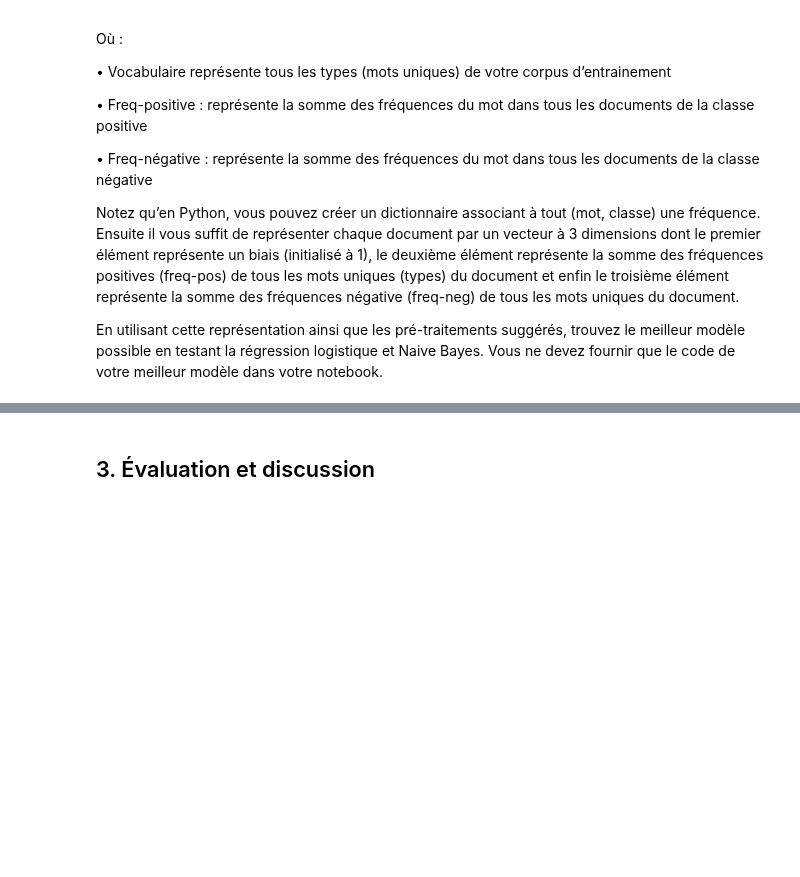
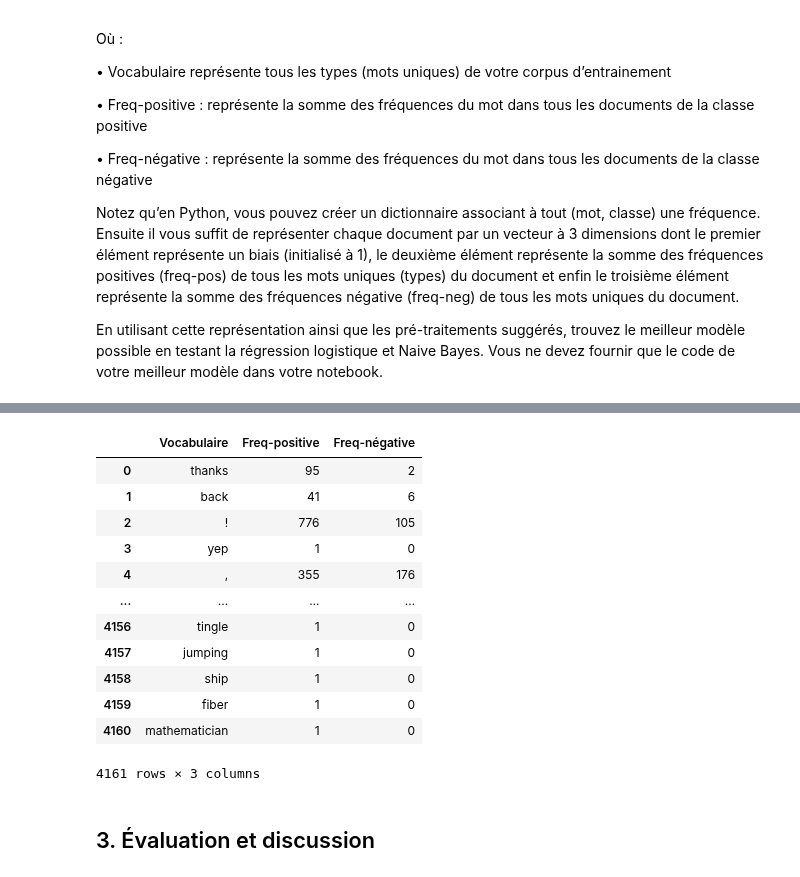
Before and after one commit to luukim/INF8460, a Jupyter notebook: TP1/squelette.ipynb, the cells around one changed output, grey strips where cells are left out. Drawn from its saved outputs; the diff is of its cells as text; code cells hidden in the pictures; blank space fills up the shorter version.

```diff
--- a/TP1/squelette.ipynb
+++ b/TP1/squelette.ipynb
@@ -634,11 +634,12 @@ def logisticsRegression(train_data, test_data, regParamC):
     y_pred = model.predict(vectors_test)
     return y_pred
 # %%
-train = lemmatize(tokenize(normalize(train_phrases_path)))
-test = lemmatize(tokenize(normalize(test_phrases_path)))
-training_data, testing_data = getDataSet(os.path.basename(train), os.path.basename(test))
-y_pred_bayes = logisticsRegression(training_data, testing_data, 1.0 )
-print(classification_report(testing_data[1], y_pred_bayes, digits=5))
+train_logisticsRegression = lemmatize(tokenize(normalize(train_phrases_path)))
+test_logisticsRegression = lemmatize(tokenize(normalize(test_phrases_path)))
+
+training_data_logistics, testing_data_logistics = getDataSet(os.path.basename(train_logisticsRegression), os.path.basename(test_logisticsRegression))
+y_pred_logisticsRegression = logisticsRegression(training_data, testing_data, 1.0 )
+print(classification_report(testing_data[1], y_pred_logisticsRegression, digits=5))
 # %% [output]
               precision    recall  f1-score   support
 
@@ -727,3 +728,19 @@ getTableOfFrequencies(test_data)
+# %%
+getTableOfFrequencies(testing_data_logistics)
+# %% [output]
+|  | Vocabulaire | Freq-positive | Freq-négative |
+| 0 | thanks | 95 | 2 |
+| 1 | back | 41 | 6 |
+| 2 | ! | 776 | 105 |
+| 3 | yep | 1 | 0 |
+| 4 | , | 355 | 176 |
+| ... | ... | ... | ... |
+| 4156 | tingle | 1 | 0 |
+| 4157 | jumping | 1 | 0 |
+| 4158 | ship | 1 | 0 |
+| 4159 | fiber | 1 | 0 |
+| 4160 | mathematician | 1 | 0 |
+4161 rows × 3 columns
 # %% [markdown]
 ## 3. Évaluation et discussion
 # %% [markdown]
```
Also changed, not shown: parts of 3 cells of this notebook.
